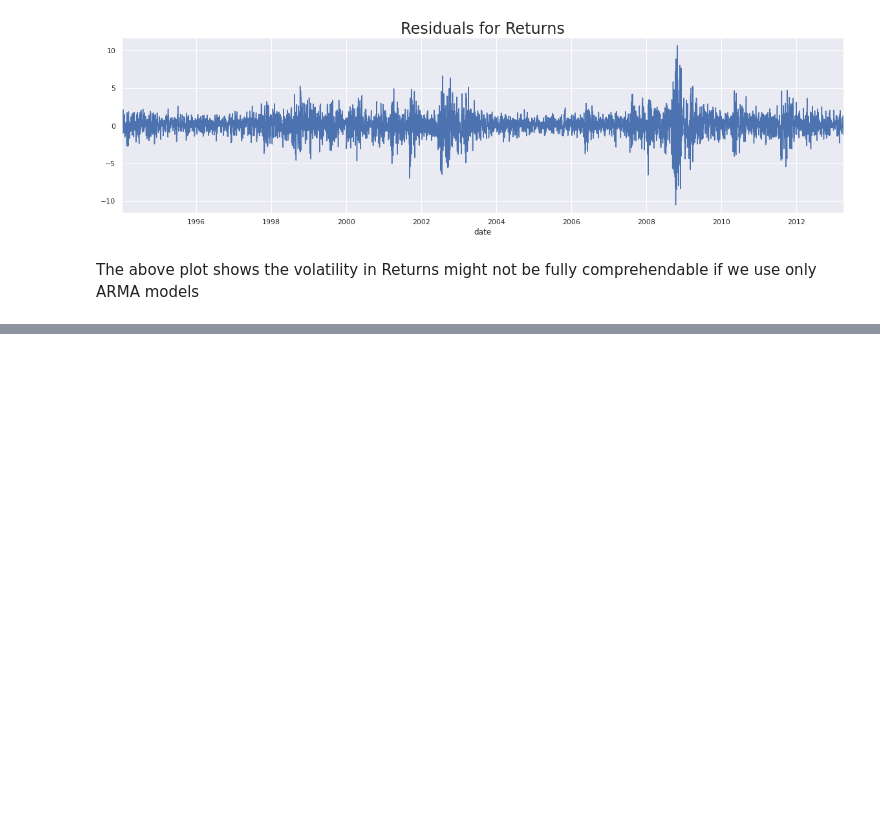
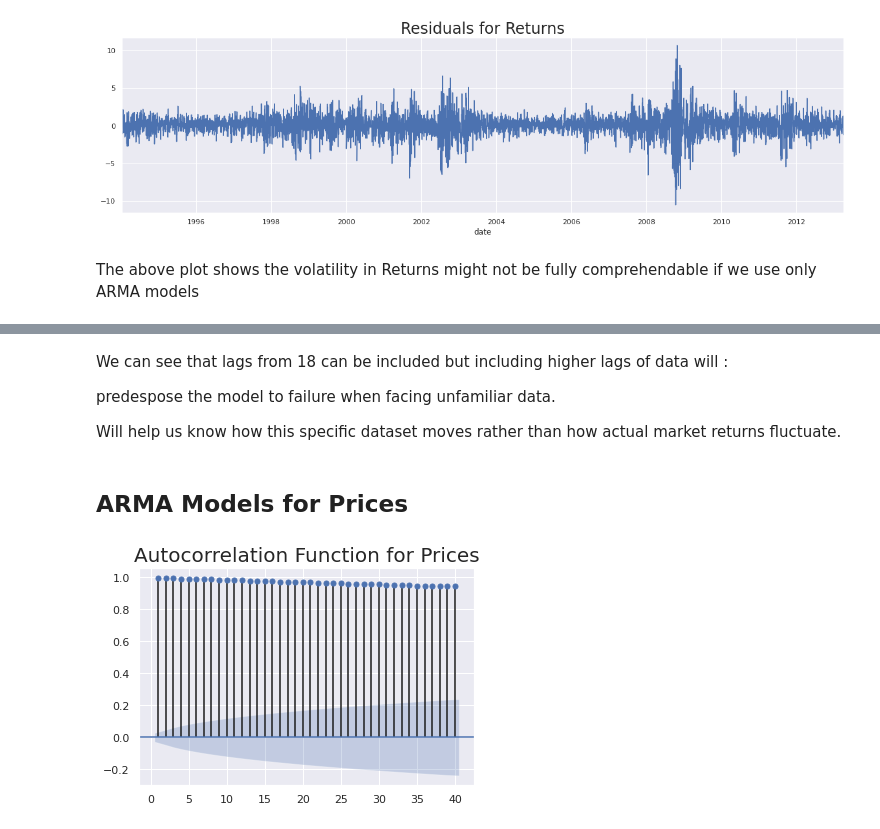
Before and after one commit to Priyo-prog/Time-series-analysis, a Jupyter notebook: The ARMA Model/arma_model.ipynb, the cells around one changed output, grey strips where cells are left out. Drawn from its saved outputs; the diff is of its cells as text; code cells hidden in the pictures; blank space fills up the shorter version.

```diff
--- a/The ARMA Model/arma_model.ipynb
+++ b/The ARMA Model/arma_model.ipynb
@@ -366,0 +473,14 @@ The above plot shows the volatility in Returns might not be fully comprehendable
+# %% [markdown]
+We can see that lags from 18 can be included but including higher lags of data will :
+
+predespose the model to failure when facing unfamiliar data.
+
+Will help us know how this specific dataset moves rather than how actual market returns fluctuate.
+# %% [markdown]
+## ARMA Models for Prices
+# %%
+sgt.plot_acf(df.market_value, unbiased=True, zero=False, lags=40)
+plt.title("Autocorrelation Function for Prices", size=20)
+plt.show()
+# %% [output]
+[figure, added]
```
Also changed, not shown: parts of 23 cells of this notebook.
